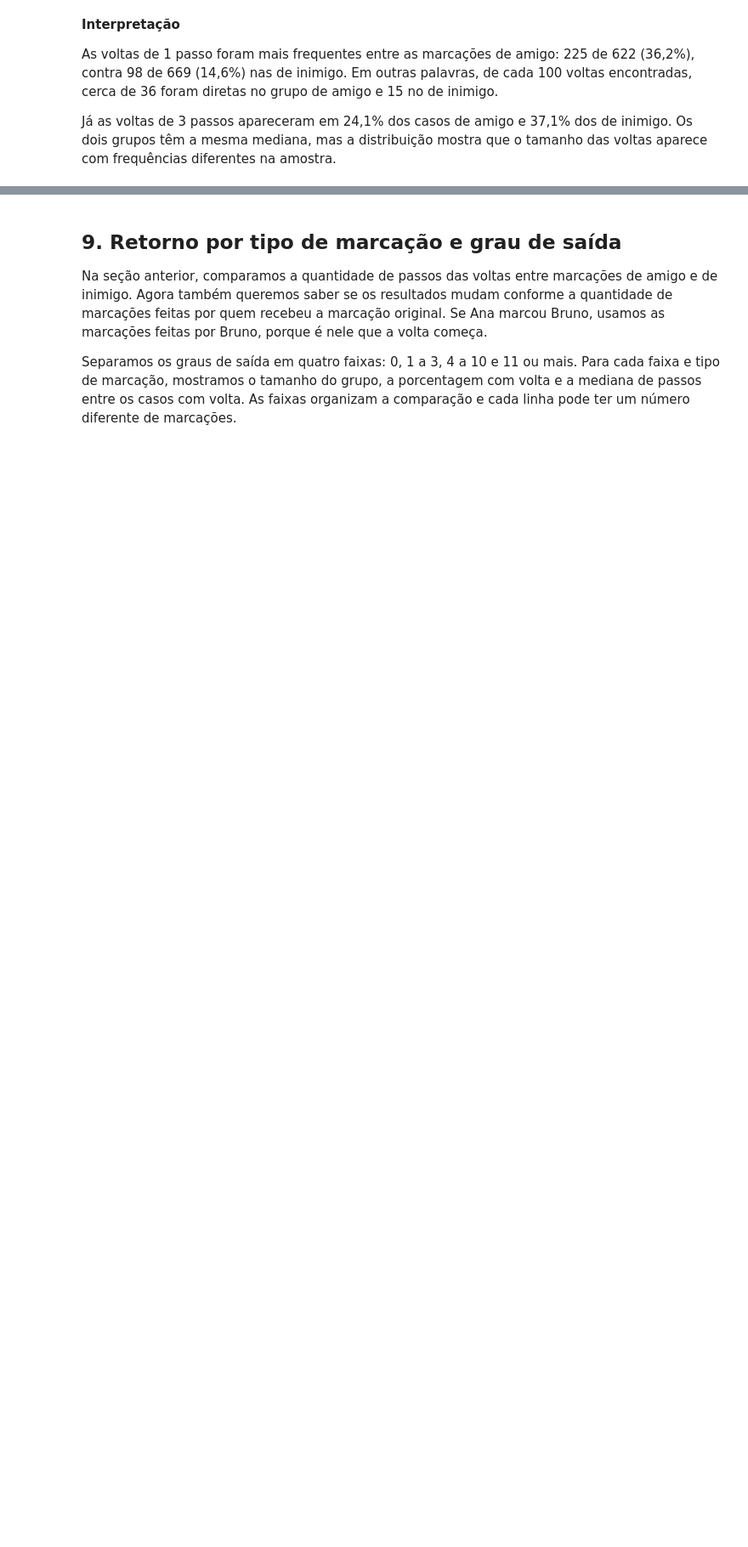
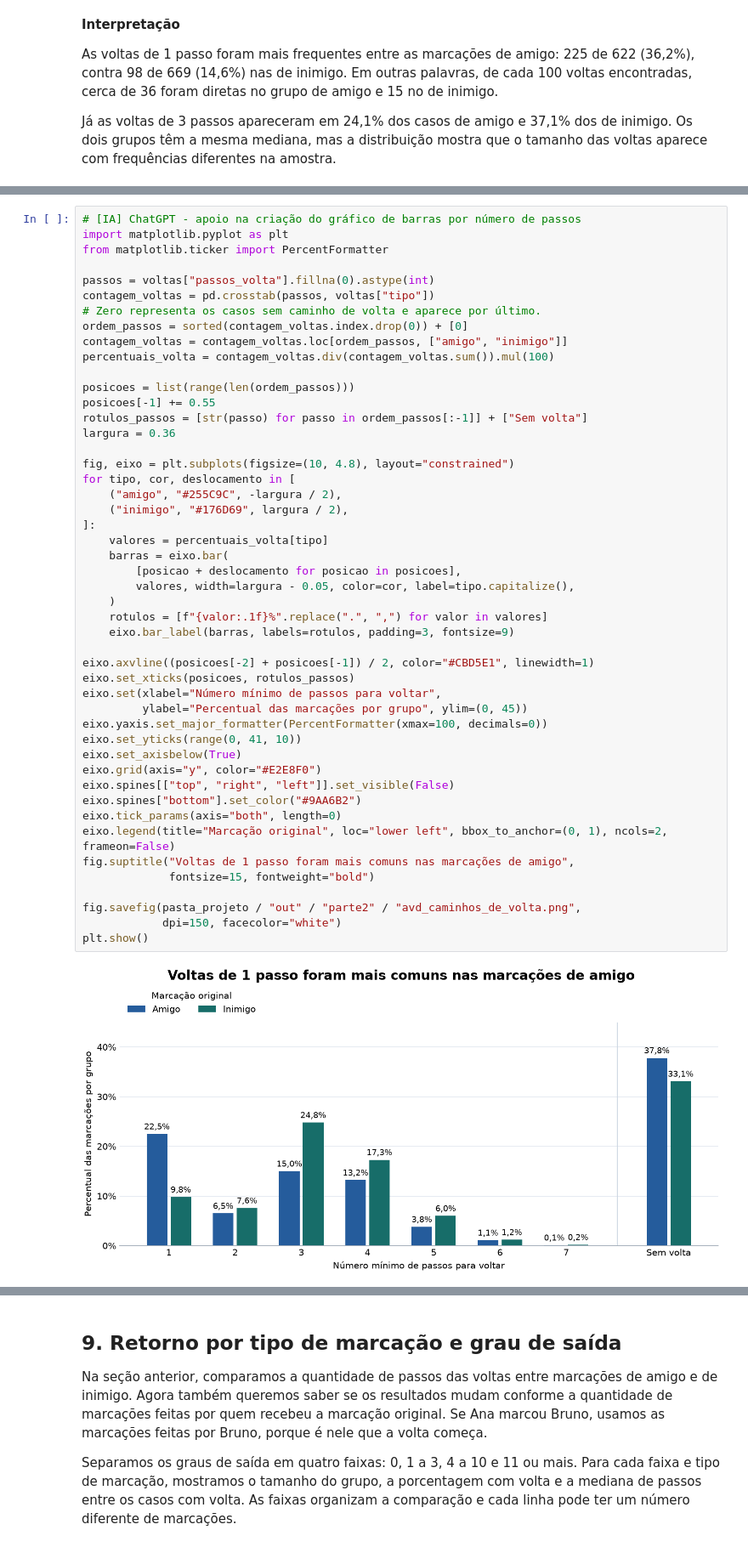
Before and after one commit to arthurlins7/Projeto-Grafos, a Jupyter notebook: notebooks/01_exploracao_dados.ipynb, the cells around one changed output, grey strips where cells are left out. Shown at 85% size. Drawn from its saved outputs; the diff is of its cells as text; blank space fills up the shorter version.

Commit message:
feat: visualizar os passos de volta no Slashdot

```diff
--- a/notebooks/01_exploracao_dados.ipynb
+++ b/notebooks/01_exploracao_dados.ipynb
@@ -825,0 +832,50 @@ Já as voltas de 3 passos apareceram em 24,1% dos casos de amigo e 37,1% dos de
+# %%
+# [IA] ChatGPT - apoio na criação do gráfico de barras por número de passos
+import matplotlib.pyplot as plt
+from matplotlib.ticker import PercentFormatter
+
+passos = voltas["passos_volta"].fillna(0).astype(int)
+contagem_voltas = pd.crosstab(passos, voltas["tipo"])
+# Zero representa os casos sem caminho de volta e aparece por último.
+ordem_passos = sorted(contagem_voltas.index.drop(0)) + [0]
+contagem_voltas = contagem_voltas.loc[ordem_passos, ["amigo", "inimigo"]]
+percentuais_volta = contagem_voltas.div(contagem_voltas.sum()).mul(100)
+
+posicoes = list(range(len(ordem_passos)))
+posicoes[-1] += 0.55
+rotulos_passos = [str(passo) for passo in ordem_passos[:-1]] + ["Sem volta"]
+largura = 0.36
+
+fig, eixo = plt.subplots(figsize=(10, 4.8), layout="constrained")
+for tipo, cor, deslocamento in [
+    ("amigo", "#255C9C", -largura / 2),
+    ("inimigo", "#176D69", largura / 2),
+]:
+    valores = percentuais_volta[tipo]
+    barras = eixo.bar(
+        [posicao + deslocamento for posicao in posicoes],
+        valores, width=largura - 0.05, color=cor, label=tipo.capitalize(),
+    )
+    rotulos = [f"{valor:.1f}%".replace(".", ",") for valor in valores]
+    eixo.bar_label(barras, labels=rotulos, padding=3, fontsize=9)
+
+eixo.axvline((posicoes[-2] + posicoes[-1]) / 2, color="#CBD5E1", linewidth=1)
+eixo.set_xticks(posicoes, rotulos_passos)
+eixo.set(xlabel="Número mínimo de passos para voltar",
+         ylabel="Percentual das marcações por grupo", ylim=(0, 45))
+eixo.yaxis.set_major_formatter(PercentFormatter(xmax=100, decimals=0))
+eixo.set_yticks(range(0, 41, 10))
+eixo.set_axisbelow(True)
+eixo.grid(axis="y", color="#E2E8F0")
+eixo.spines[["top", "right", "left"]].set_visible(False)
+eixo.spines["bottom"].set_color("#9AA6B2")
+eixo.tick_params(axis="both", length=0)
+eixo.legend(title="Marcação original", loc="lower left", bbox_to_anchor=(0, 1), ncols=2, frameon=False)
+fig.suptitle("Voltas de 1 passo foram mais comuns nas marcações de amigo",
+             fontsize=15, fontweight="bold")
+
+fig.savefig(pasta_projeto / "out" / "parte2" / "avd_caminhos_de_volta.png",
+            dpi=150, facecolor="white")
+plt.show()
+# %% [output]
+[figure, added]
```
Also changed, not shown: parts of 2 cells of this notebook, 1 other file.
